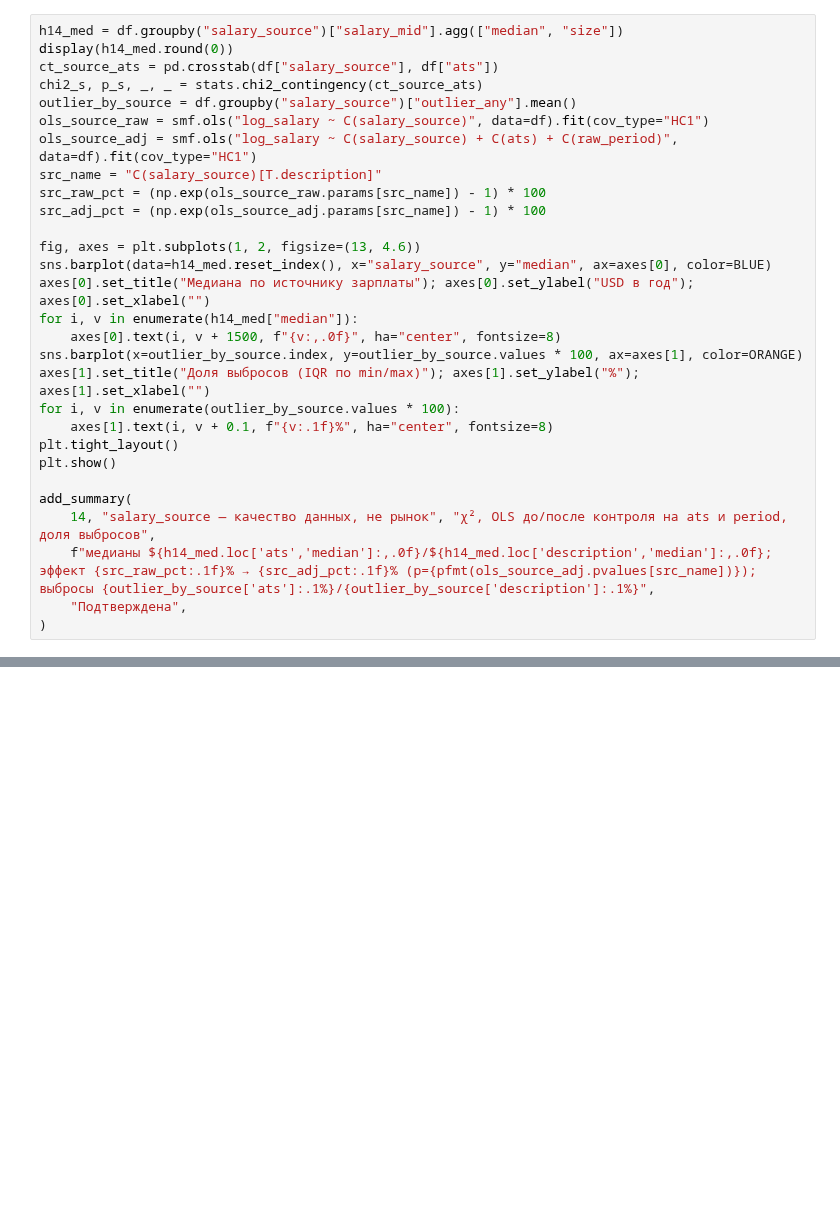
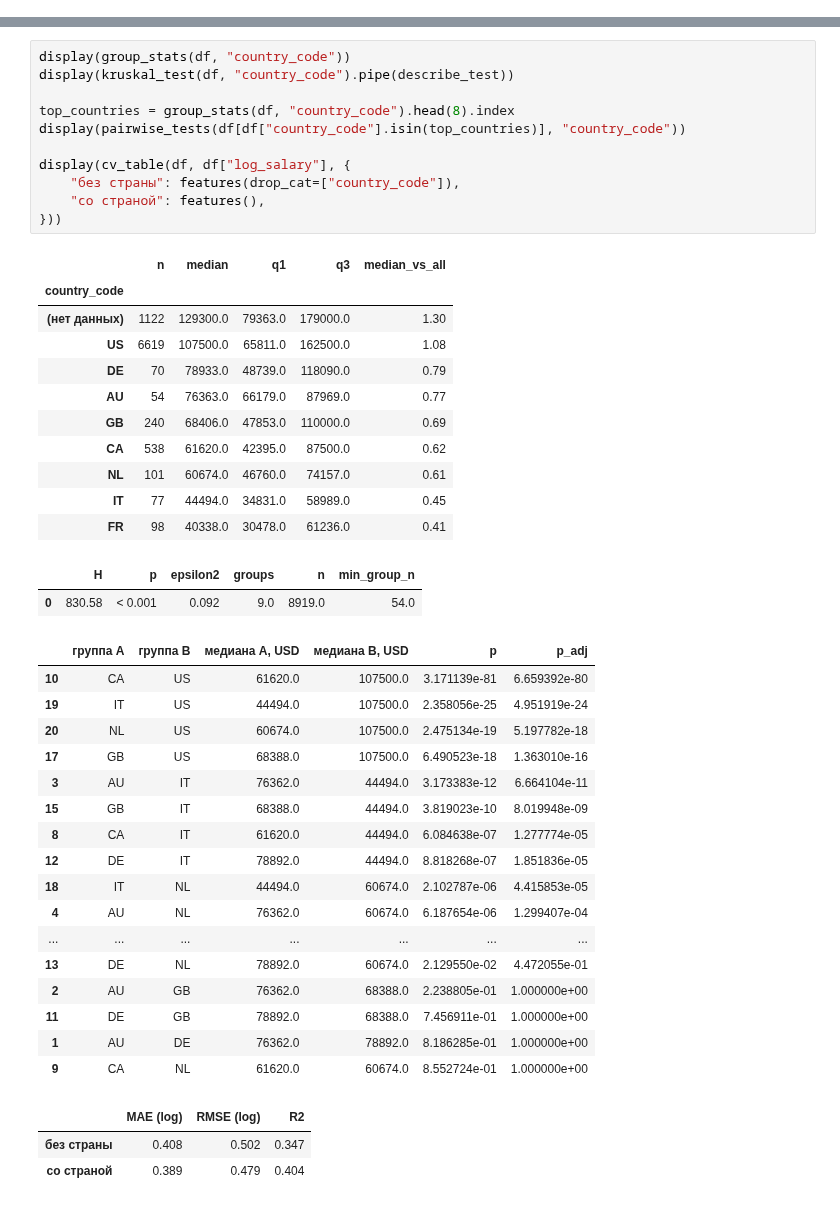
Before and after one commit to Monkey-coding-DS/Job-Postings-with-Salaries, a Jupyter notebook: notebooks/hypothesis_testing.ipynb, the cells around one changed output, grey strips where cells are left out. Drawn from its saved outputs; the diff is of its cells as text; blank space fills up the shorter version.

```diff
--- a/notebooks/hypothesis_testing.ipynb
+++ b/notebooks/hypothesis_testing.ipynb
@@ -986,29 +0,0 @@ add_summary(
-# %%
-h14_med = df.groupby("salary_source")["salary_mid"].agg(["median", "size"])
-display(h14_med.round(0))
-ct_source_ats = pd.crosstab(df["salary_source"], df["ats"])
-chi2_s, p_s, _, _ = stats.chi2_contingency(ct_source_ats)
-outlier_by_source = df.groupby("salary_source")["outlier_any"].mean()
-ols_source_raw = smf.ols("log_salary ~ C(salary_source)", data=df).fit(cov_type="HC1")
-ols_source_adj = smf.ols("log_salary ~ C(salary_source) + C(ats) + C(raw_period)", data=df).fit(cov_type="HC1")
-src_name = "C(salary_source)[T.description]"
-src_raw_pct = (np.exp(ols_source_raw.params[src_name]) - 1) * 100
-src_adj_pct = (np.exp(ols_source_adj.params[src_name]) - 1) * 100
-
-fig, axes = plt.subplots(1, 2, figsize=(13, 4.6))
-sns.barplot(data=h14_med.reset_index(), x="salary_source", y="median", ax=axes[0], color=BLUE)
-axes[0].set_title("Медиана по источнику зарплаты"); axes[0].set_ylabel("USD в год"); axes[0].set_xlabel("")
-for i, v in enumerate(h14_med["median"]):
-    axes[0].text(i, v + 1500, f"{v:,.0f}", ha="center", fontsize=8)
-sns.barplot(x=outlier_by_source.index, y=outlier_by_source.values * 100, ax=axes[1], color=ORANGE)
-axes[1].set_title("Доля выбросов (IQR по min/max)"); axes[1].set_ylabel("%"); axes[1].set_xlabel("")
-for i, v in enumerate(outlier_by_source.values * 100):
-    axes[1].text(i, v + 0.1, f"{v:.1f}%", ha="center", fontsize=8)
-plt.tight_layout()
-plt.show()
-
-add_summary(
-    14, "salary_source — качество данных, не рынок", "χ², OLS до/после контроля на ats и period, доля выбросов",
-    f"медианы ${h14_med.loc['ats','median']:,.0f}/${h14_med.loc['description','median']:,.0f}; эффект {src_raw_pct:.1f}% → {src_adj_pct:.1f}% (p={pfmt(ols_source_adj.pvalues[src_name])}); выбросы {outlier_by_source['ats']:.1%}/{outlier_by_source['description']:.1%}",
-    "Подтверждена",
-)
@@ -1538,0 +733,45 @@ for verdict, count in verdict_counts.items():
+# %%
+display(group_stats(df, "country_code"))
+display(kruskal_test(df, "country_code").pipe(describe_test))
+
+top_countries = group_stats(df, "country_code").head(8).index
+display(pairwise_tests(df[df["country_code"].isin(top_countries)], "country_code"))
+
+display(cv_table(df, df["log_salary"], {
+    "без страны": features(drop_cat=["country_code"]),
+    "со страной": features(),
+}))
+# %% [output]
+|  | n | median | q1 | q3 | median_vs_all |
+| country_code |  |  |  |  |  |
+| (нет данных) | 1122 | 129300.0 | 79363.0 | 179000.0 | 1.30 |
+| US | 6619 | 107500.0 | 65811.0 | 162500.0 | 1.08 |
+| DE | 70 | 78933.0 | 48739.0 | 118090.0 | 0.79 |
+| AU | 54 | 76363.0 | 66179.0 | 87969.0 | 0.77 |
+| GB | 240 | 68406.0 | 47853.0 | 110000.0 | 0.69 |
+| CA | 538 | 61620.0 | 42395.0 | 87500.0 | 0.62 |
+| NL | 101 | 60674.0 | 46760.0 | 74157.0 | 0.61 |
+| IT | 77 | 44494.0 | 34831.0 | 58989.0 | 0.45 |
+| FR | 98 | 40338.0 | 30478.0 | 61236.0 | 0.41 |
+|  | H | p | epsilon2 | groups | n | min_group_n |
+| 0 | 830.58 | < 0.001 | 0.092 | 9.0 | 8919.0 | 54.0 |
+|  | группа A | группа B | медиана A, USD | медиана B, USD | p | p_adj |
+| 10 | CA | US | 61620.0 | 107500.0 | 3.171139e-81 | 6.659392e-80 |
+| 19 | IT | US | 44494.0 | 107500.0 | 2.358056e-25 | 4.951919e-24 |
+| 20 | NL | US | 60674.0 | 107500.0 | 2.475134e-19 | 5.197782e-18 |
+| 17 | GB | US | 68388.0 | 107500.0 | 6.490523e-18 | 1.363010e-16 |
+| 3 | AU | IT | 76362.0 | 44494.0 | 3.173383e-12 | 6.664104e-11 |
+| 15 | GB | IT | 68388.0 | 44494.0 | 3.819023e-10 | 8.019948e-09 |
+| 8 | CA | IT | 61620.0 | 44494.0 | 6.084638e-07 | 1.277774e-05 |
+| 12 | DE | IT | 78892.0 | 44494.0 | 8.818268e-07 | 1.851836e-05 |
+| 18 | IT | NL | 44494.0 | 60674.0 | 2.102787e-06 | 4.415853e-05 |
+| 4 | AU | NL | 76362.0 | 60674.0 | 6.187654e-06 | 1.299407e-04 |
+| ... | ... | ... | ... | ... | ... | ... |
+| 13 | DE | NL | 78892.0 | 60674.0 | 2.129550e-02 | 4.472055e-01 |
+| 2 | AU | GB | 76362.0 | 68388.0 | 2.238805e-01 | 1.000000e+00 |
+| 11 | DE | GB | 78892.0 | 68388.0 | 7.456911e-01 | 1.000000e+00 |
+| 1 | AU | DE | 76362.0 | 78892.0 | 8.186285e-01 | 1.000000e+00 |
+| 9 | CA | NL | 61620.0 | 60674.0 | 8.552724e-01 | 1.000000e+00 |
+|  | MAE (log) | RMSE (log) | R2 |
+| без страны | 0.408 | 0.502 | 0.347 |
+| со страной | 0.389 | 0.479 | 0.404 |
```
Also changed, not shown: parts of 133 cells of this notebook, 3 other files.
